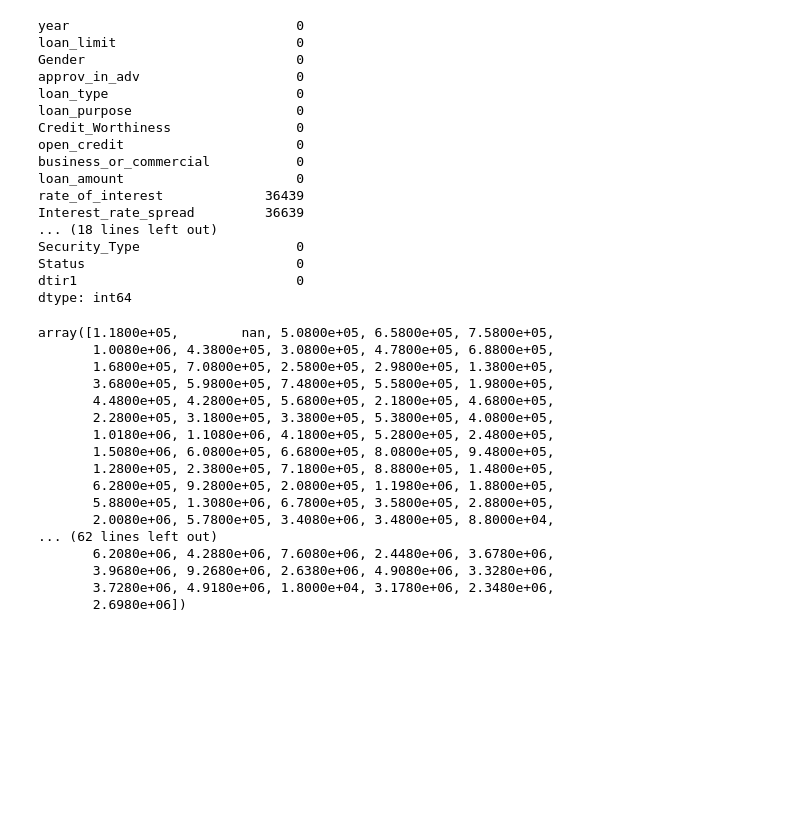
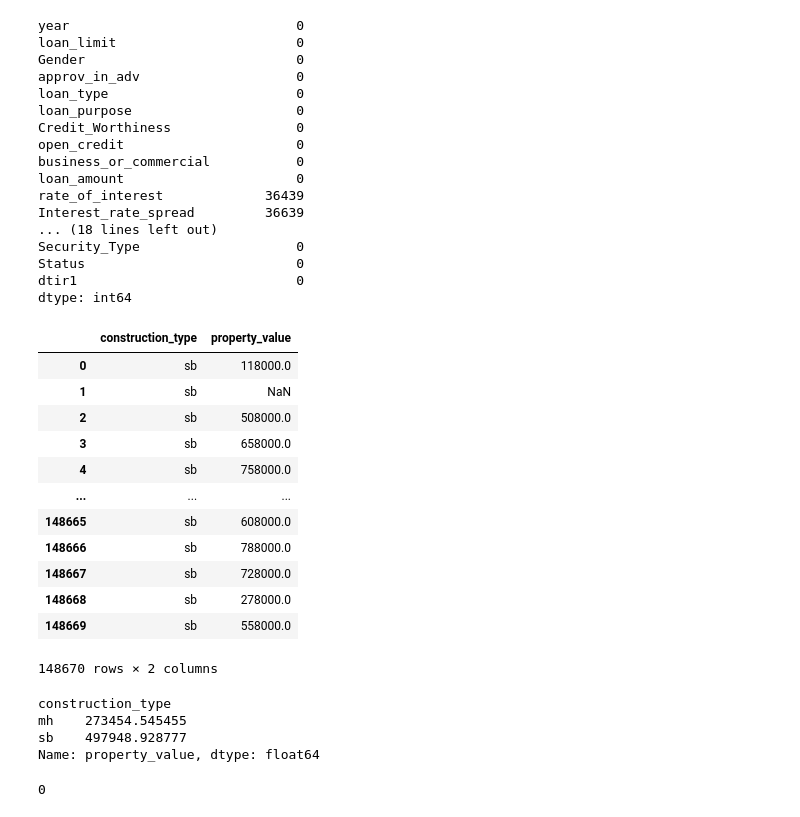
Before and after one commit to Janani-Jayavel/DataScience_Project_Works, a Jupyter notebook: Loan_default.ipynb, the cells around one changed output. Cells and saved outputs as stored; diff of their text form; code cells hidden in the pictures; blank space fills up the shorter version.

```diff
--- a/Loan_default.ipynb
+++ b/Loan_default.ipynb
@@ -410,2 +417,0 @@ Name: income, Length: 3628, dtype: int64
-# %%
-data['income'] = data.groupby('age')['income'].transform(lambda x: x.fillna(x.mean()))
@@ -412,3 +420,7 @@ data['income'] = data.groupby('age')['income'].transform(lambda x: x.fillna(x.me
+# %%
+age_income_imputer = pd.DataFrame(age_income_imputer,columns =age_income.columns )
+# %%
+data['income']=age_income_imputer['income']
 # %%
 data.isna().sum()
 # %% [output]
@@ -429,25 +441,26 @@ Security_Type                    0
 Status                           0
 dtir1                            0
 dtype: int64
-# %%
-data['property_value'].unique()
-# %% [output]
-array([1.1800e+05,        nan, 5.0800e+05, 6.5800e+05, 7.5800e+05,
-       1.0080e+06, 4.3800e+05, 3.0800e+05, 4.7800e+05, 6.8800e+05,
-       1.6800e+05, 7.0800e+05, 2.5800e+05, 2.9800e+05, 1.3800e+05,
-       3.6800e+05, 5.9800e+05, 7.4800e+05, 5.5800e+05, 1.9800e+05,
-       4.4800e+05, 4.2800e+05, 5.6800e+05, 2.1800e+05, 4.6800e+05,
-       2.2800e+05, 3.1800e+05, 3.3800e+05, 5.3800e+05, 4.0800e+05,
-       1.0180e+06, 1.1080e+06, 4.1800e+05, 5.2800e+05, 2.4800e+05,
-       1.5080e+06, 6.0800e+05, 6.6800e+05, 8.0800e+05, 9.4800e+05,
-       1.2800e+05, 2.3800e+05, 7.1800e+05, 8.8800e+05, 1.4800e+05,
-       6.2800e+05, 9.2800e+05, 2.0800e+05, 1.1980e+06, 1.8800e+05,
-       5.8800e+05, 1.3080e+06, 6.7800e+05, 3.5800e+05, 2.8800e+05,
-       2.0080e+06, 5.7800e+05, 3.4080e+06, 3.4800e+05, 8.8000e+04,
-... (62 lines left out)
-       6.2080e+06, 4.2880e+06, 7.6080e+06, 2.4480e+06, 3.6780e+06,
-       3.9680e+06, 9.2680e+06, 2.6380e+06, 4.9080e+06, 3.3280e+06,
-       3.7280e+06, 4.9180e+06, 1.8000e+04, 3.1780e+06, 2.3480e+06,
-       2.6980e+06])
-# %%
-data.dropna(subset = 'property_value',inplace = True)
+# %%
+data[['construction_type','property_value']]
+# %% [output]
+|  | construction_type | property_value |
+| 0 | sb | 118000.0 |
+| 1 | sb | NaN |
+| 2 | sb | 508000.0 |
+| 3 | sb | 658000.0 |
+| 4 | sb | 758000.0 |
+| ... | ... | ... |
+| 148665 | sb | 608000.0 |
+| 148666 | sb | 788000.0 |
+| 148667 | sb | 728000.0 |
+| 148668 | sb | 278000.0 |
+| 148669 | sb | 558000.0 |
+148670 rows × 2 columns
+# %%
+data.groupby('construction_type')['property_value'].mean()
+# %% [output]
+construction_type
+mh    273454.545455
+sb    497948.928777
+Name: property_value, dtype: float64
@@ -454,3 +469,7 @@ data.dropna(subset = 'property_value',inplace = True)
+# %%
+data['property_value'].isna().sum()
+# %% [output]
+0
 # %%
 data.isna().sum()
 # %% [output]
```
Also changed, not shown: parts of 39 cells of this notebook.
